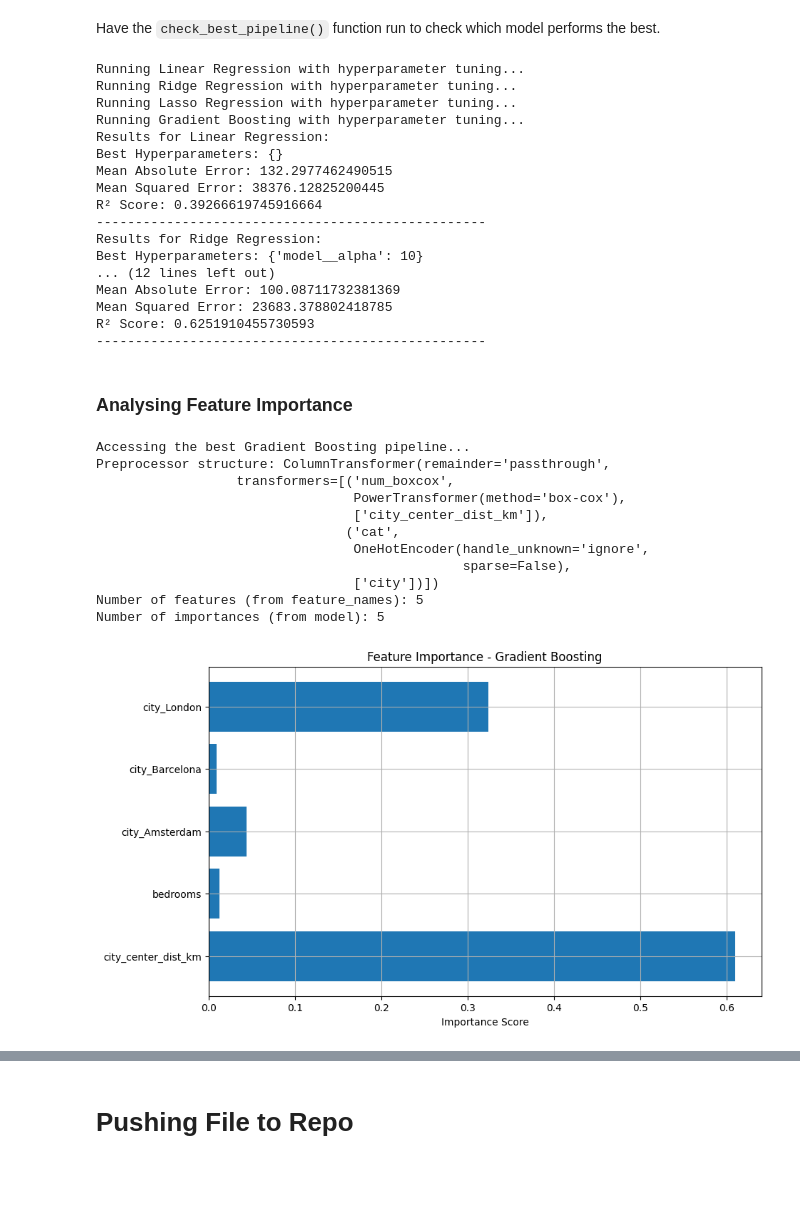
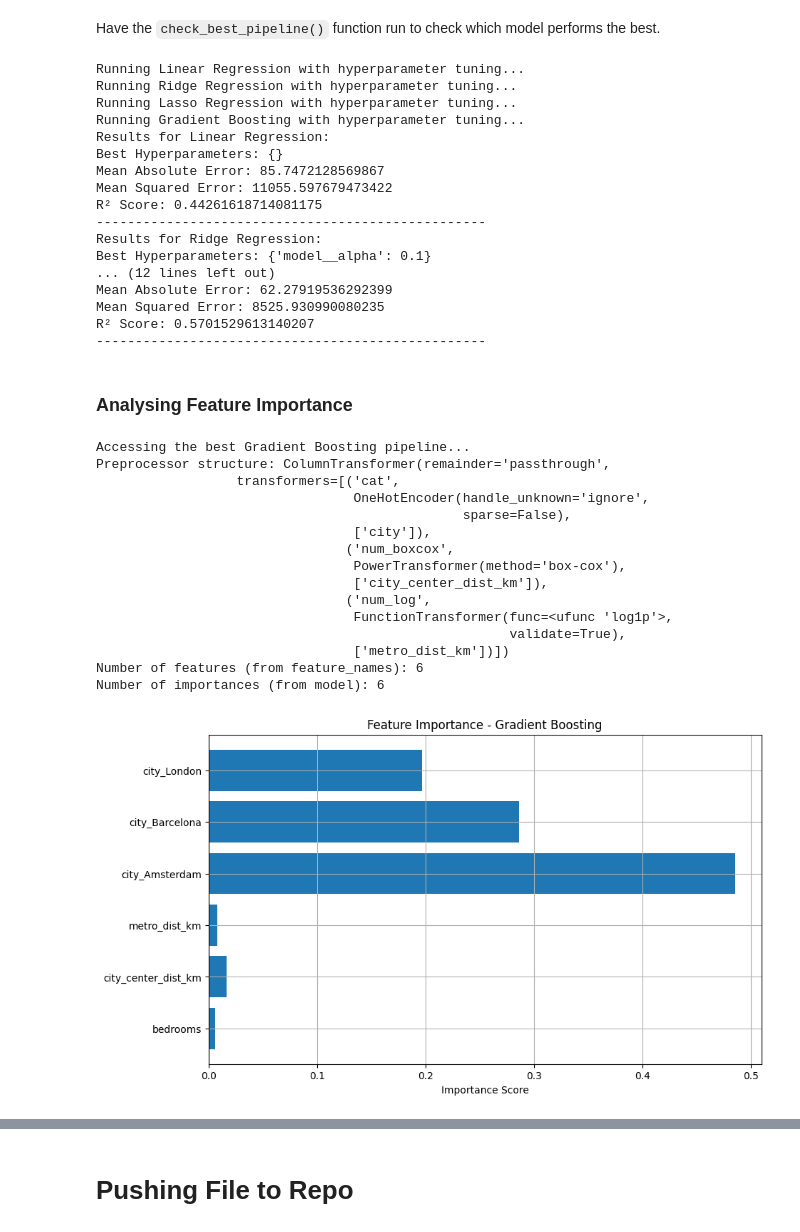
Before and after one commit to MeiryDiniz/europe-airbnb-prices, a Jupyter notebook: jupyter_notebooks/05-AirbnbMLPipelinePricePrediction.ipynb, the cells around one changed output, grey strips where cells are left out. Cells and saved outputs as stored; diff of their text form; code cells hidden in the pictures; blank space fills up the shorter version.

```diff
--- a/jupyter_notebooks/05-AirbnbMLPipelinePricePrediction.ipynb
+++ b/jupyter_notebooks/05-AirbnbMLPipelinePricePrediction.ipynb
@@ -66,7 +66,7 @@ df.head()
 * Have data filtered according to the analysis requirements to set up the ML.
 # %%
 cities_of_interest = ['Amsterdam', 'Barcelona', 'London']
-df_filtered = df[(df['city'].isin(cities_of_interest)) & (df['bedrooms'] <= 3) & (df['room_type'] == 'Entire home/apt') & (df['daily_price'] <= 2000)]
+df_filtered = df[(df['city'].isin(cities_of_interest)) & (df['bedrooms'] <= 3) & (df['room_type'] == 'Entire home/apt') & (df['daily_price'] <= 750)]
 df_filtered.head()
 # %% [output]
 |  | city | bedrooms | room_type | city_center_dist_km | metro_dist_km | daily_price | weekends |
@@ -78,16 +78,17 @@ df_filtered.head()
 # %% [markdown]
 + Have variables that won't be used dropped.
 # %%
+from sklearn.compose import ColumnTransformer
+from sklearn.preprocessing import PowerTransformer, OneHotEncoder, FunctionTransformer
+import seaborn as sns
 import numpy as np
 from sklearn.model_selection import train_test_split, GridSearchCV
-from sklearn.preprocessing import PowerTransformer, OneHotEncoder
-from sklearn.compose import ColumnTransformer
 from sklearn.pipeline import Pipeline
 from sklearn.linear_model import LinearRegression, Ridge, Lasso
 from sklearn.ensemble import GradientBoostingRegressor
 from sklearn.metrics import mean_absolute_error, mean_squared_error, r2_score
 import matplotlib.pyplot as plt
-df_ml = df_filtered.drop(labels=['room_type', 'metro_dist_km'], axis=1)
+df_ml = df_filtered.drop(labels=['room_type', 'weekends'], axis=1)
 print(df_ml.shape)
 df_ml.head()
 # %% [output]
@@ -121,29 +123,34 @@ Have a preprocessing pipeline created to apply the necessary transformations to
   + Passthrough: For features that don’t require transformation, like `bedrooms`.
 # %%
-from sklearn.compose import ColumnTransformer
-from sklearn.preprocessing import PowerTransformer, OneHotEncoder
-
 def preprocess_data():
     # Define the numerical and categorical features
+    categorical_features = ['city']
     numerical_features_boxcox = ['city_center_dist_km']
-    categorical_features = ['city']
-
-    # Define transformers for numerical and categorical features
-    numerical_transformer_boxcox = PowerTransformer(method='box-cox')
-
-    # Yeo-Johnson for city_center_dist_km (handles both positive and negative data)
-    numerical_transformer_yeojohnson = PowerTransformer(method='yeo-johnson')
+    numerical_features_log = ['metro_dist_km']
 
     # One-hot encoder for city
     categorical_transformer = OneHotEncoder(sparse=False, handle_unknown='ignore')
 
+    # Define transformers for numerical and categorical features
+    numerical_transformer_boxcox = PowerTransformer(method='box-cox')
+    numerical_transformer_log = FunctionTransformer(np.log1p, validate=True)
+
+    # # Interaction terms
+    # interaction_features = ['city_center_dist_km', 'bedrooms']
+    # interaction_transformer = PolynomialFeatures(degree=2, interaction_only=True, include_bias=False)
+
+    # One-hot encoder for city
+    # categorical_transformer = OneHotEncoder(sparse=False, handle_unknown='ignore')
+
     # Combine the transformers into a ColumnTransformer
     preprocessor = ColumnTransformer(
         transformers=[
+            # ('num_boxcox', numerical_transformer_boxcox, numerical_features_boxcox),
+            ('cat', categorical_transformer, categorical_features),
             ('num_boxcox', numerical_transformer_boxcox, numerical_features_boxcox),
-            ('cat', categorical_transformer, categorical_features)
+            ('num_log', numerical_transformer_log, numerical_features_log),
         ],
-        remainder='passthrough'  # Let 'bedrooms' pass through untransformed
+        remainder='passthrough'
     )
 
     return preprocessor
@@ -221,7 +228,7 @@ def check_best_pipeline(X_train, X_test, y_train, y_test):
 # %% [markdown]
 Have the features (X) and the target variable (y) defined, and the log transformation applied to the target (daily_price) to help normalize it.
 # %%
-X = df_ml[['bedrooms', 'city_center_dist_km', 'city']]
+X = df_ml[['city', 'bedrooms', 'city_center_dist_km', 'metro_dist_km']]
 y = np.log1p(df_ml['daily_price'])
 # %% [markdown]
 Visualising the Log-Transformed `daily_price`
@@ -264,16 +271,16 @@ Running Lasso Regression with hyperparameter tuning...
 Running Gradient Boosting with hyperparameter tuning...
 Results for Linear Regression:
 Best Hyperparameters: {}
-Mean Absolute Error: 132.2977462490515
-Mean Squared Error: 38376.12825200445
-R² Score: 0.39266619745916664
+Mean Absolute Error: 85.7472128569867
+Mean Squared Error: 11055.597679473422
+R² Score: 0.44261618714081175
 --------------------------------------------------
 Results for Ridge Regression:
-Best Hyperparameters: {'model__alpha': 10}
+Best Hyperparameters: {'model__alpha': 0.1}
 ... (12 lines left out)
-Mean Absolute Error: 100.08711732381369
-Mean Squared Error: 23683.378802418785
-R² Score: 0.6251910455730593
+Mean Absolute Error: 62.27919536292399
+Mean Squared Error: 8525.930990080235
+R² Score: 0.5701529613140207
 --------------------------------------------------
 # %% [markdown]
 ### Analysing Feature Importance
@@ -305,42 +312,46 @@ if best_gb_pipeline:
         except AttributeError:
             categorical_columns = one_hot_encoder.get_feature_names(['city'])  # Fallback for older versions of scikit-learn
 
         # Combine the numerical feature names manually
-        numerical_features = ['city_center_dist_km', 'bedrooms']
+        numerical_features = ['bedrooms', 'city_center_dist_km', 'metro_dist_km']
         feature_names = numerical_features + list(categorical_columns)
 
         # Debugging: Check the lengths of feature_names and importances
         print("Number of features (from feature_names):", len(feature_names))
         print("Number of importances (from model):", len(importances))
 
         # Ensure the lengths match
         if len(feature_names) == len(importances):
             # Plot the feature importance
             plt.figure(figsize=(10, 6))
             plt.barh(feature_names, importances)
             plt.title('Feature Importance - Gradient Boosting')
             plt.xlabel('Importance Score')
             plt.grid(True)
             plt.show()
         else:
             print("Error: The number of feature names and importances do not match.")
 
     except AttributeError as e:
         print(f"Error: {e}")
         print("Ensure you're accessing the correct OneHotEncoder in the pipeline.")
 # %% [output]
 Accessing the best Gradient Boosting pipeline...
 Preprocessor structure: ColumnTransformer(remainder='passthrough',
-                  transformers=[('num_boxcox',
+                  transformers=[('cat',
+                                 OneHotEncoder(handle_unknown='ignore',
+                                               sparse=False),
+                                 ['city']),
+                                ('num_boxcox',
                                  PowerTransformer(method='box-cox'),
                                  ['city_center_dist_km']),
-                                ('cat',
-                                 OneHotEncoder(handle_unknown='ignore',
-                                               sparse=False),
-                                 ['city'])])
-Number of features (from feature_names): 5
-Number of importances (from model): 5
+                                ('num_log',
+                                 FunctionTransformer(func=<ufunc 'log1p'>,
+                                                     validate=True),
+                                 ['metro_dist_km'])])
+Number of features (from feature_names): 6
+Number of importances (from model): 6
-[figure, old version]
+[figure, new version]
 # %%
 # Finalize the Gradient Boosting Model (best model from hyperparameter tuning)
 best_gb_pipeline = best_pipelines.get('Gradient Boosting')
```
Also changed, not shown: parts of 7 cells of this notebook, 13 other files.
